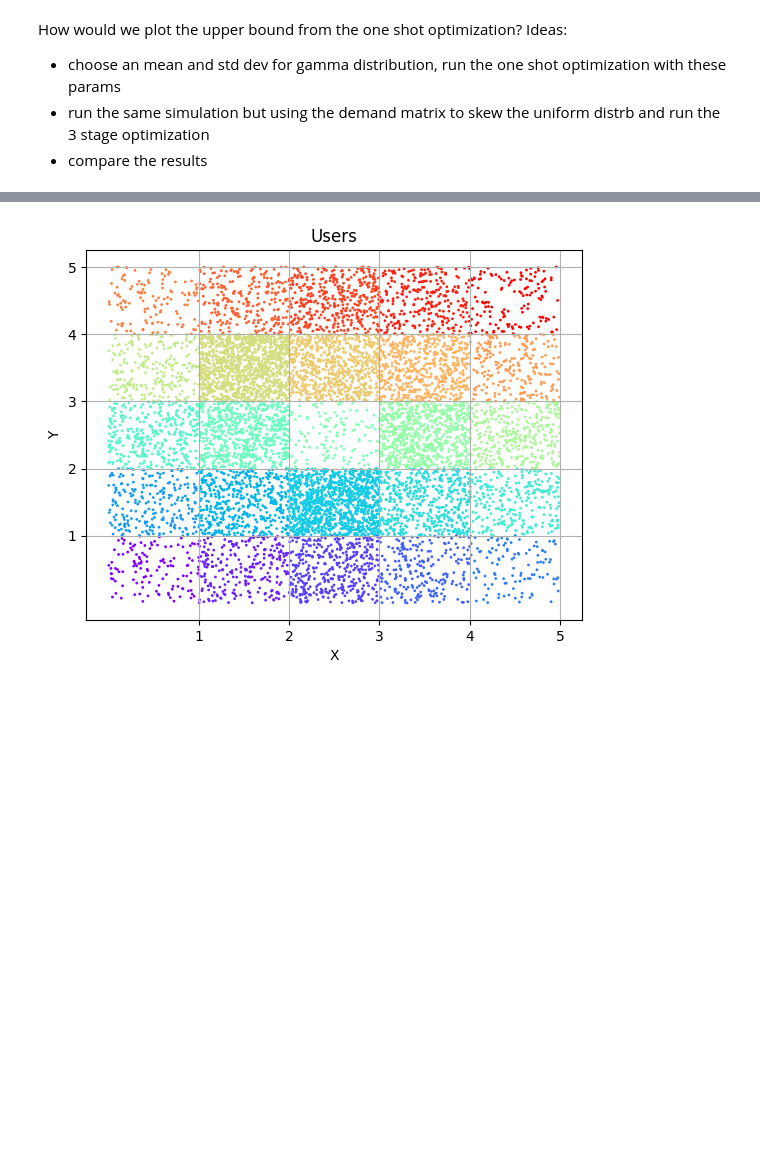
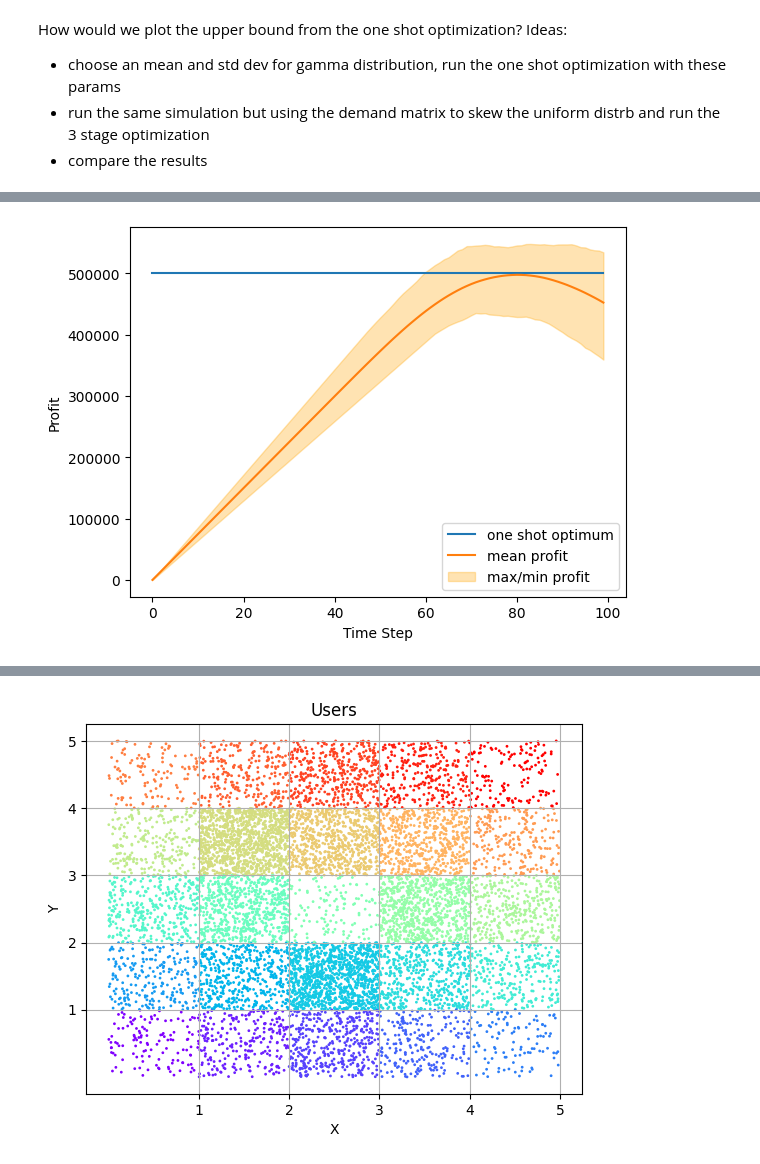
Before and after one commit to brieonbread/leo_mac_sim, a Jupyter notebook: mac_protocol_simulation_v2.ipynb, the cells around one changed output, grey strips where cells are left out. Drawn from its saved outputs; the diff is of its cells as text; code cells hidden in the pictures; blank space fills up the shorter version.

```diff
--- a/mac_protocol_simulation_v2.ipynb
+++ b/mac_protocol_simulation_v2.ipynb
@@ -471,0 +496,80 @@ Ideas:
+# %%
+# Plot results along with upper bound from one shot optimization
+
+num_time_steps = 100
+max_users = 10000
+
+baseline = simulate_leo_mac(num_sats=25, num_cells=25, num_time_steps=num_time_steps, total_capacity=10,
+                     max_users=max_users, revenue_factor=100, penalty_factor=0, distribution="uniform",
+                     use_stage_1=True, use_stage_2=False, use_stage_3=False)
+
+# baseline_profit = np.array(baseline["revenues"]) - np.array(baseline["penalties"])
+# plt.plot(baseline_profit, label="baseline")
+
+# TODO: we need to average over many different distribution matrices
+
+num_trials = 500
+results_compilation = []
+num_users_compilation = []
+
+plt.figure()
+for trial_idx in range(num_trials):
+    # total_users = 100000000
+    # while total_users > 2500:
+    #     distribution_matrix = generate_demand_matrix(25, 300, 80)
+    #     total_users = int(np.sum(np.array(distribution_matrix)))
+    distribution_matrix = generate_demand_matrix(25, 300, 80)
+    print("Num of users:", int(np.sum(np.array(distribution_matrix))))
+    num_users_compilation.append(int(np.sum(np.array(distribution_matrix))))
+    result_1 = simulate_leo_mac(num_sats=25, num_cells=25, num_time_steps=num_time_steps, total_capacity=10,
+                        max_users=int(np.sum(np.array(distribution_matrix))), revenue_factor=100, penalty_factor=100, distribution="special",
+                        distribution_matrix=distribution_matrix,
+                        use_stage_1=True, use_stage_2=True, use_stage_3=True)
+
+    result_1_profit = np.array(result_1["revenues"]) - np.array(result_1["penalties"])
+    results_compilation.append(result_1_profit)
+    # print("result_1_profit", result_1_profit)
+
+# for result in results_compilation:
+#     plt.plot(result)
+
+results_mean = []
+results_min = []
+results_max = []
+
+for t in range(num_time_steps):
+    temp = 0
+    temp_min = 1e9
+    temp_max = -1e9
+    for result in results_compilation:
+        temp += result[t]
+        if result[t] < temp_min:
+            temp_min = result[t]
+        if result[t] > temp_max:
+            temp_max = result[t]
+    results_mean.append(temp / num_trials)
+    results_min.append(temp_min)
+    results_max.append(temp_max)
+
+
+# 249406.2710272504
+# 500780.83681524947
+
+
+plt.plot([t for t in range(len(result_1_profit))], [500780.83681524947 for t in range(len(result_1_profit))], label="one shot optimum")
+plt.plot([t for t in range(len(result_1_profit))], results_mean, label="mean profit")
+plt.fill_between([t for t in range(len(result_1_profit))], results_min, results_max, color='orange', alpha=0.3, label='max/min profit')
+plt.xlabel("Time Step")
+plt.ylabel("Profit")
+plt.legend()
+plt.show()
+
+plt.hist(num_users_compilation, bins=20)
+plt.title("Distribution of Total Users in Network")
+plt.xlabel("Total Number of Users in Network")
+plt.ylabel("Count")
+plt.show()
+
+# plt.plot(result_1_profit/(1e-12+baseline_profit))
+# plt.show()
+# %% [output]
@@ -471,0 +593 @@ Ideas:
+[figure, added]
```
Also changed, not shown: parts of 6 cells of this notebook, 2 other files.
